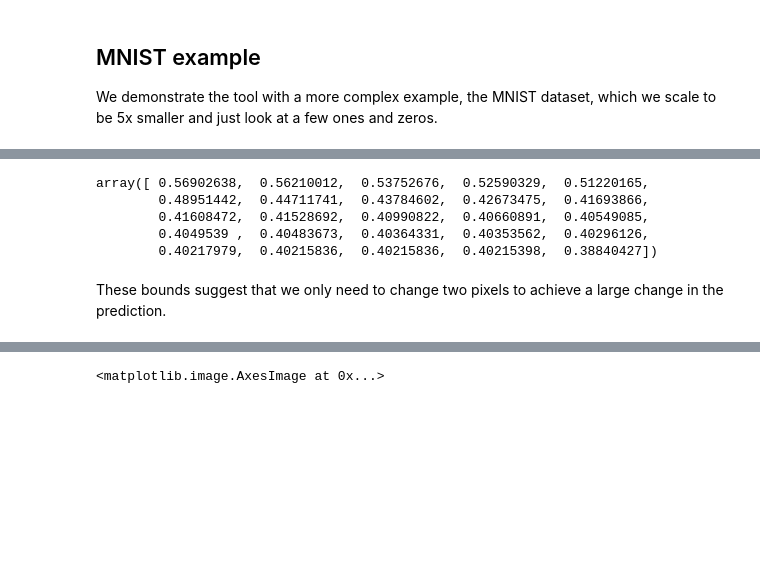
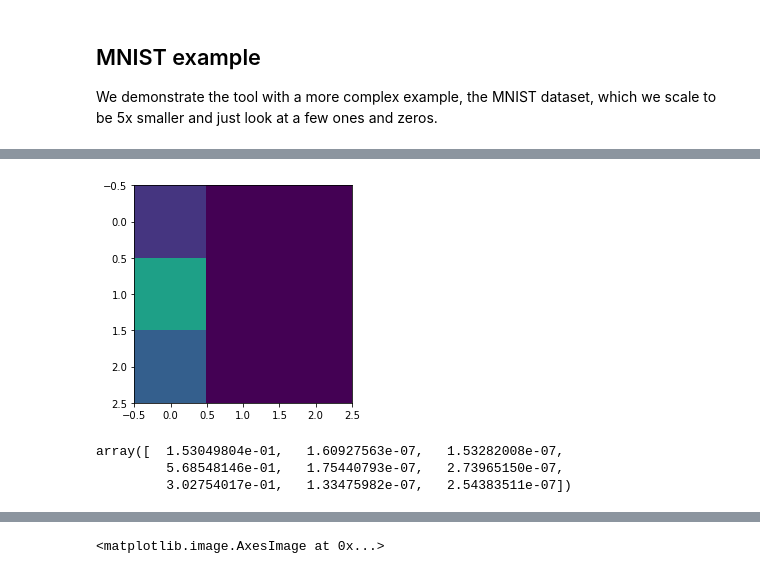
Before and after one commit to lionfish0/GPAdversarialBound, a Jupyter notebook: jupyter/Demo.ipynb, the cells around one changed output, grey strips where cells are left out. Drawn from its saved outputs; the diff is of its cells as text; code cells hidden in the pictures; blank space fills up the shorter version.

```diff
--- a/jupyter/Demo.ipynb
+++ b/jupyter/Demo.ipynb
@@ -498,10 +481,14 @@ OSError: Timed out trying to connect to 'tcp://54.194.231.31:8786' after 5 s: co
 # %%
-np.sort(np.max(np.c_[pos_allshifts,neg_allshifts],1))[::-1]
+maxes = np.max(np.c_[pos_allshifts,neg_allshifts],1)/valmax
-# %% [output]
-array([ 0.56902638,  0.56210012,  0.53752676,  0.52590329,  0.51220165,
-        0.48951442,  0.44711741,  0.43784602,  0.42673475,  0.41693866,
-        0.41608472,  0.41528692,  0.40990822,  0.40660891,  0.40549085,
-        0.4049539 ,  0.40483673,  0.40364331,  0.40353562,  0.40296126,
-        0.40217979,  0.40215836,  0.40215836,  0.40215398,  0.38840427])
-# %% [markdown]
-These bounds suggest that we only need to change two pixels to achieve a large change in the prediction.
+# %%
+plt.imshow(maxes.reshape([3,3]))
+plt.clim([0,1])
+# %% [output]
+[figure, added]
+# %%
+np.set_printoptions(suppress=True)
+maxes
+# %% [output]
+array([  1.53049804e-01,   1.60927563e-07,   1.53282008e-07,
+         5.68548146e-01,   1.75440793e-07,   2.73965150e-07,
+         3.02754017e-01,   1.33475982e-07,   2.54383511e-07])
```
Also changed, not shown: parts of 21 cells of this notebook, 1 other file.
